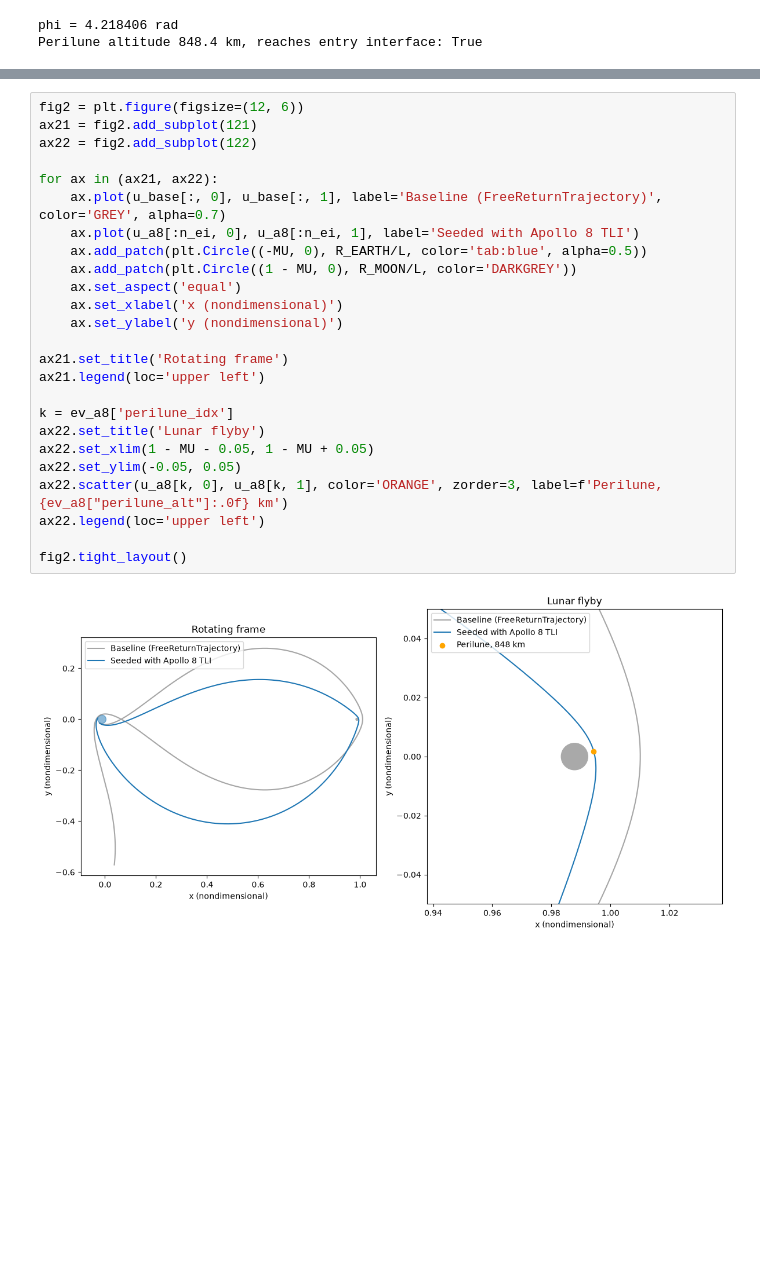
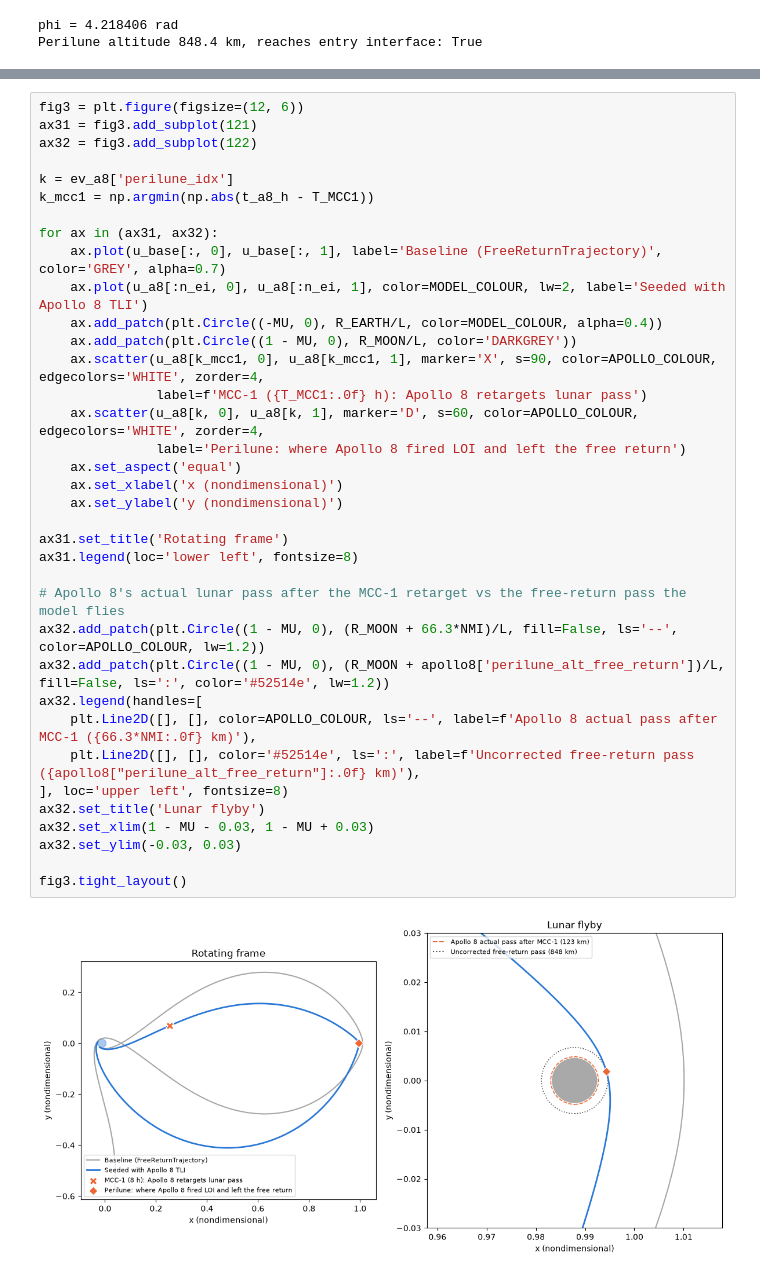
Before and after one commit to boyakhil978/FreeReturnTrajectory, a Jupyter notebook: ApolloComparison.ipynb, the cells around one changed output, grey strips where cells are left out. Saved outputs shown, nothing was run; the diff lists cells and outputs as text; blank space fills up the shorter version.

Commit message:
Changed the ApolloComparision to show the actual burns made by the mission, and explained where and why the model differs from the real data

```diff
--- a/ApolloComparison.ipynb
+++ b/ApolloComparison.ipynb
@@ -298,27 +456,38 @@ Apollo 8's measured points only cover the outbound coast, because after LOI the
 # %%
-fig2 = plt.figure(figsize=(12, 6))
-ax21 = fig2.add_subplot(121)
-ax22 = fig2.add_subplot(122)
+fig3 = plt.figure(figsize=(12, 6))
+ax31 = fig3.add_subplot(121)
+ax32 = fig3.add_subplot(122)
 
-for ax in (ax21, ax22):
+k = ev_a8['perilune_idx']
+k_mcc1 = np.argmin(np.abs(t_a8_h - T_MCC1))
+
+for ax in (ax31, ax32):
     ax.plot(u_base[:, 0], u_base[:, 1], label='Baseline (FreeReturnTrajectory)', color='GREY', alpha=0.7)
-    ax.plot(u_a8[:n_ei, 0], u_a8[:n_ei, 1], label='Seeded with Apollo 8 TLI')
-    ax.add_patch(plt.Circle((-MU, 0), R_EARTH/L, color='tab:blue', alpha=0.5))
+    ax.plot(u_a8[:n_ei, 0], u_a8[:n_ei, 1], color=MODEL_COLOUR, lw=2, label='Seeded with Apollo 8 TLI')
+    ax.add_patch(plt.Circle((-MU, 0), R_EARTH/L, color=MODEL_COLOUR, alpha=0.4))
     ax.add_patch(plt.Circle((1 - MU, 0), R_MOON/L, color='DARKGREY'))
+    ax.scatter(u_a8[k_mcc1, 0], u_a8[k_mcc1, 1], marker='X', s=90, color=APOLLO_COLOUR, edgecolors='WHITE', zorder=4,
+               label=f'MCC-1 ({T_MCC1:.0f} h): Apollo 8 retargets lunar pass')
+    ax.scatter(u_a8[k, 0], u_a8[k, 1], marker='D', s=60, color=APOLLO_COLOUR, edgecolors='WHITE', zorder=4,
+               label='Perilune: where Apollo 8 fired LOI and left the free return')
     ax.set_aspect('equal')
     ax.set_xlabel('x (nondimensional)')
     ax.set_ylabel('y (nondimensional)')
 
-ax21.set_title('Rotating frame')
-ax21.legend(loc='upper left')
+ax31.set_title('Rotating frame')
+ax31.legend(loc='lower left', fontsize=8)
 
-k = ev_a8['perilune_idx']
-ax22.set_title('Lunar flyby')
-ax22.set_xlim(1 - MU - 0.05, 1 - MU + 0.05)
-ax22.set_ylim(-0.05, 0.05)
-ax22.scatter(u_a8[k, 0], u_a8[k, 1], color='ORANGE', zorder=3, label=f'Perilune, {ev_a8["perilune_alt"]:.0f} km')
-ax22.legend(loc='upper left')
+# Apollo 8's actual lunar pass after the MCC-1 retarget vs the free-return pass the model flies
+ax32.add_patch(plt.Circle((1 - MU, 0), (R_MOON + 66.3*NMI)/L, fill=False, ls='--', color=APOLLO_COLOUR, lw=1.2))
+ax32.add_patch(plt.Circle((1 - MU, 0), (R_MOON + apollo8['perilune_alt_free_return'])/L, fill=False, ls=':', color='#52514e', lw=1.2))
+ax32.legend(handles=[
+    plt.Line2D([], [], color=APOLLO_COLOUR, ls='--', label=f'Apollo 8 actual pass after MCC-1 ({66.3*NMI:.0f} km)'),
+    plt.Line2D([], [], color='#52514e', ls=':', label=f'Uncorrected free-return pass ({apollo8["perilune_alt_free_return"]:.0f} km)'),
+], loc='upper left', fontsize=8)
+ax32.set_title('Lunar flyby')
+ax32.set_xlim(1 - MU - 0.03, 1 - MU + 0.03)
+ax32.set_ylim(-0.03, 0.03)
 
-fig2.tight_layout()
+fig3.tight_layout()
 # %% [output]
-[figure, old version]
+[figure, new version]
```
Also changed, not shown: parts of 17 cells of this notebook.
